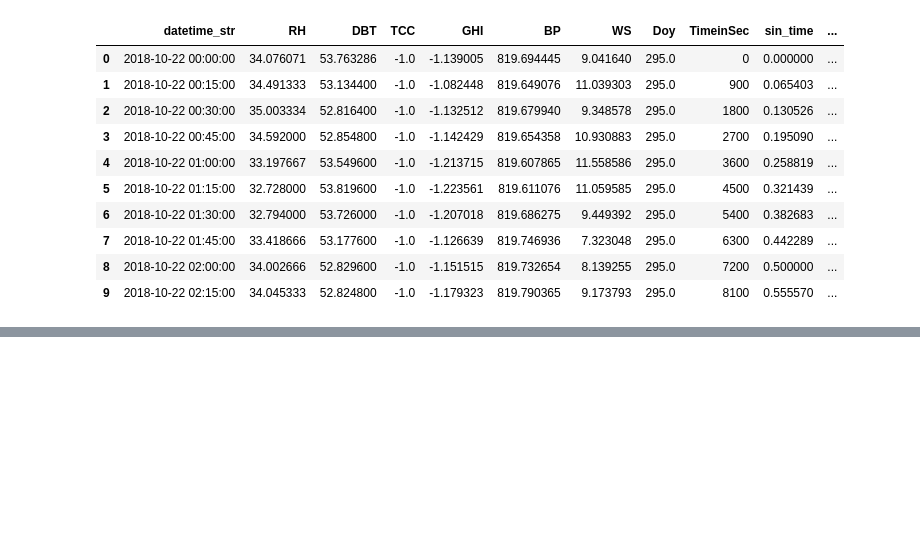
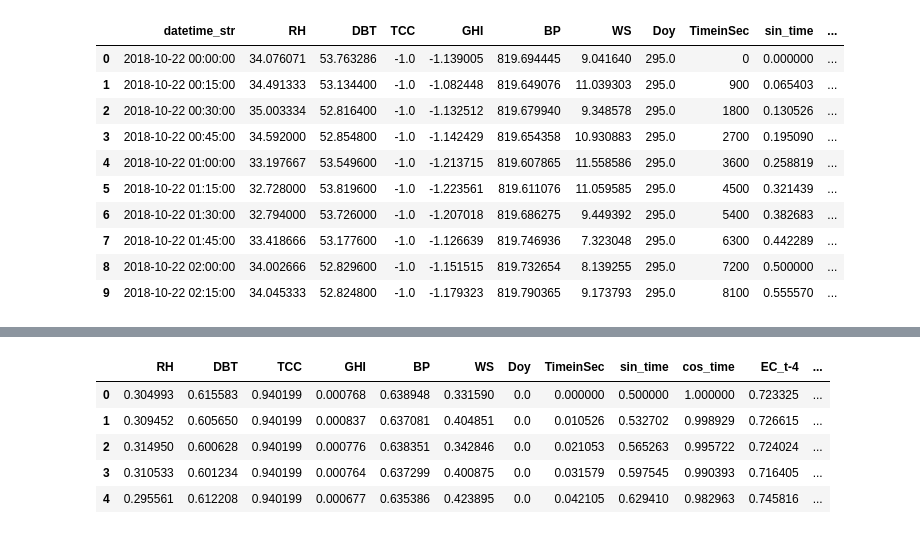
Before and after one commit to NREL/Wattile, a Jupyter notebook: pulling_in_energy_data.ipynb, the cells around one changed output, grey strips where cells are left out. Saved outputs shown, nothing was run; the diff lists cells and outputs as text; code cells hidden in the pictures; blank space fills up the shorter version.

Commit message:
data transformation module

```diff
--- a/pulling_in_energy_data.ipynb
+++ b/pulling_in_energy_data.ipynb
@@ -327,0 +352,12 @@ df.head(10)
+# %%
+min_max_scaler = preprocessing.MinMaxScaler()
+temp_cols1 = final_df.columns.values
+minmax_df = pd.DataFrame(min_max_scaler.fit_transform(final_df.values), columns=temp_cols1)
+minmax_df.head()
+# %% [output]
+|  | RH | DBT | TCC | GHI | BP | WS | Doy | TimeinSec | sin_time | cos_time | EC_t-4 | ... |
+| 0 | 0.304993 | 0.615583 | 0.940199 | 0.000768 | 0.638948 | 0.331590 | 0.0 | 0.000000 | 0.500000 | 1.000000 | 0.723325 | ... |
+| 1 | 0.309452 | 0.605650 | 0.940199 | 0.000837 | 0.637081 | 0.404851 | 0.0 | 0.010526 | 0.532702 | 0.998929 | 0.726615 | ... |
+| 2 | 0.314950 | 0.600628 | 0.940199 | 0.000776 | 0.638351 | 0.342846 | 0.0 | 0.021053 | 0.565263 | 0.995722 | 0.724024 | ... |
+| 3 | 0.310533 | 0.601234 | 0.940199 | 0.000764 | 0.637299 | 0.400875 | 0.0 | 0.031579 | 0.597545 | 0.990393 | 0.716405 | ... |
+| 4 | 0.295561 | 0.612208 | 0.940199 | 0.000677 | 0.635386 | 0.423895 | 0.0 | 0.042105 | 0.629410 | 0.982963 | 0.745816 | ... |
```
Also changed, not shown: parts of 11 cells of this notebook, 5 other files.
